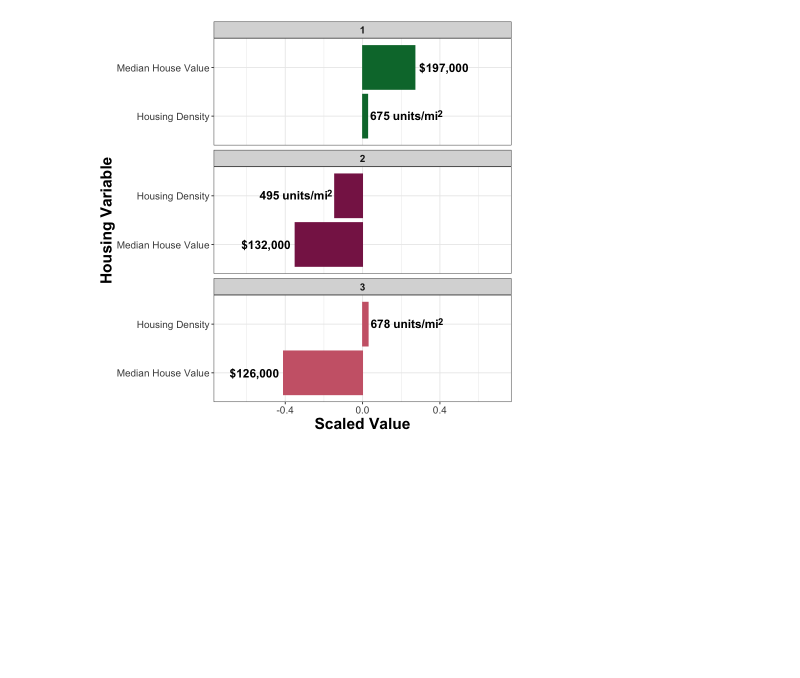
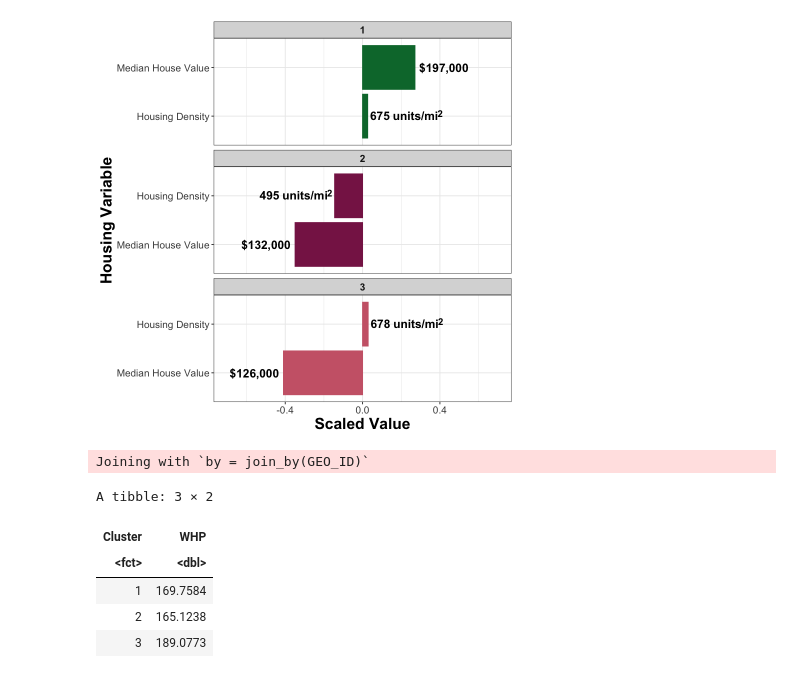
Before and after one commit to UNC-CEMALB/ENVIROSCAN, a Jupyter notebook: 4. Cluster Variable Averages/Cluster Variable Averages (Figure 5, & S1).ipynb, the cells around one changed output. Drawn from its saved outputs; the diff is of its cells as text; code cells hidden in the pictures; blank space fills up the shorter version.

```diff
--- a/4. Cluster Variable Averages/Cluster Variable Averages (Figure 5, & S1).ipynb
+++ b/4. Cluster Variable Averages/Cluster Variable Averages (Figure 5, & S1).ipynb
@@ -264,2 +254,18 @@ Figure4
 # %% [output]
 [figure]
+# %%
+# creating a whp and ej screen df for plotting
+avg_whp_ejscreen_clusters_df = unique(inner_join(whp_df, ejscreen_cluster_df[,c(1,7)])) %>%
+    group_by(Cluster) %>%
+    summarize(WHP = mean(Wildfire_Hazard_Potential_Mean))
+
+avg_whp_ejscreen_clusters_df$Cluster = factor(avg_whp_ejscreen_clusters_df$Cluster, levels = c(3,2,1))
+avg_whp_ejscreen_clusters_df
+# %% [output]
+Joining with `by = join_by(GEO_ID)`
+A tibble: 3 × 2
+| Cluster | WHP |
+| <fct> | <dbl> |
+| 1 | 169.7584 |
+| 2 | 165.1238 |
+| 3 | 189.0773 |
```
Also changed, not shown: parts of 7 cells of this notebook.
